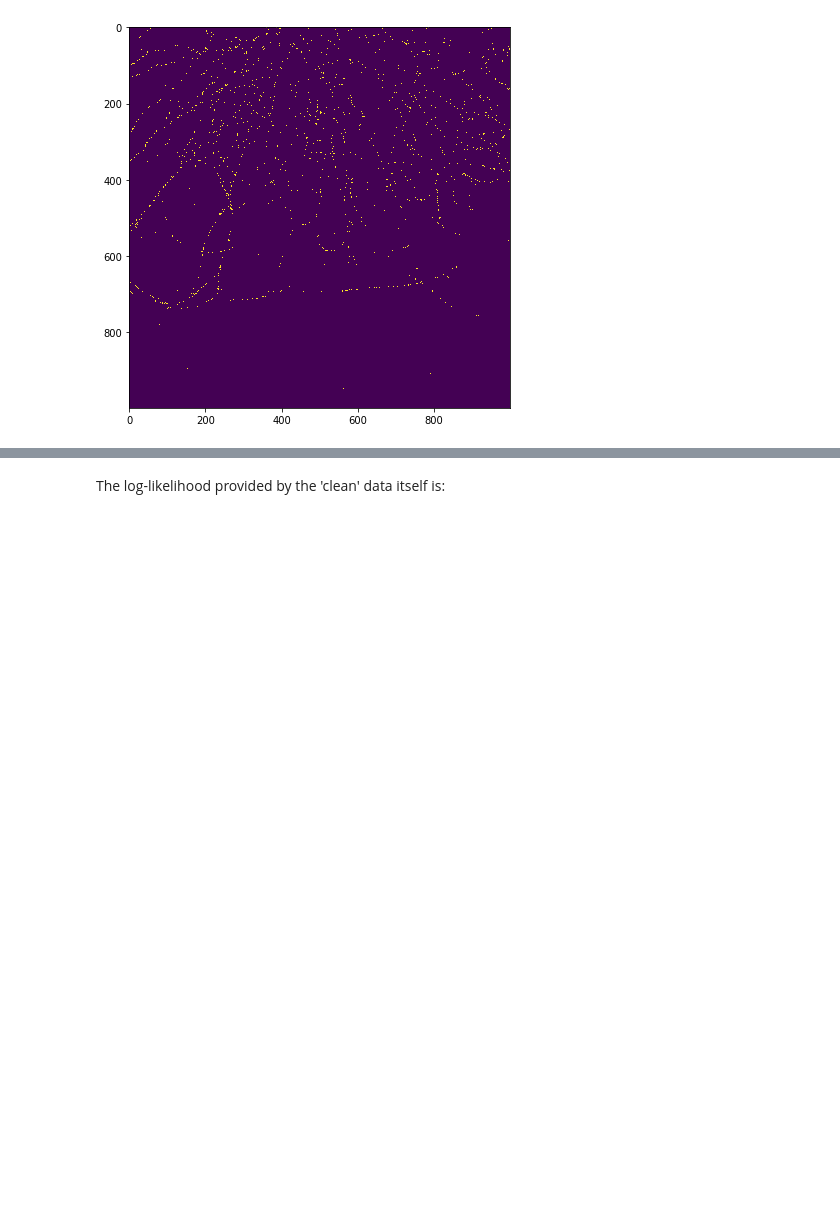
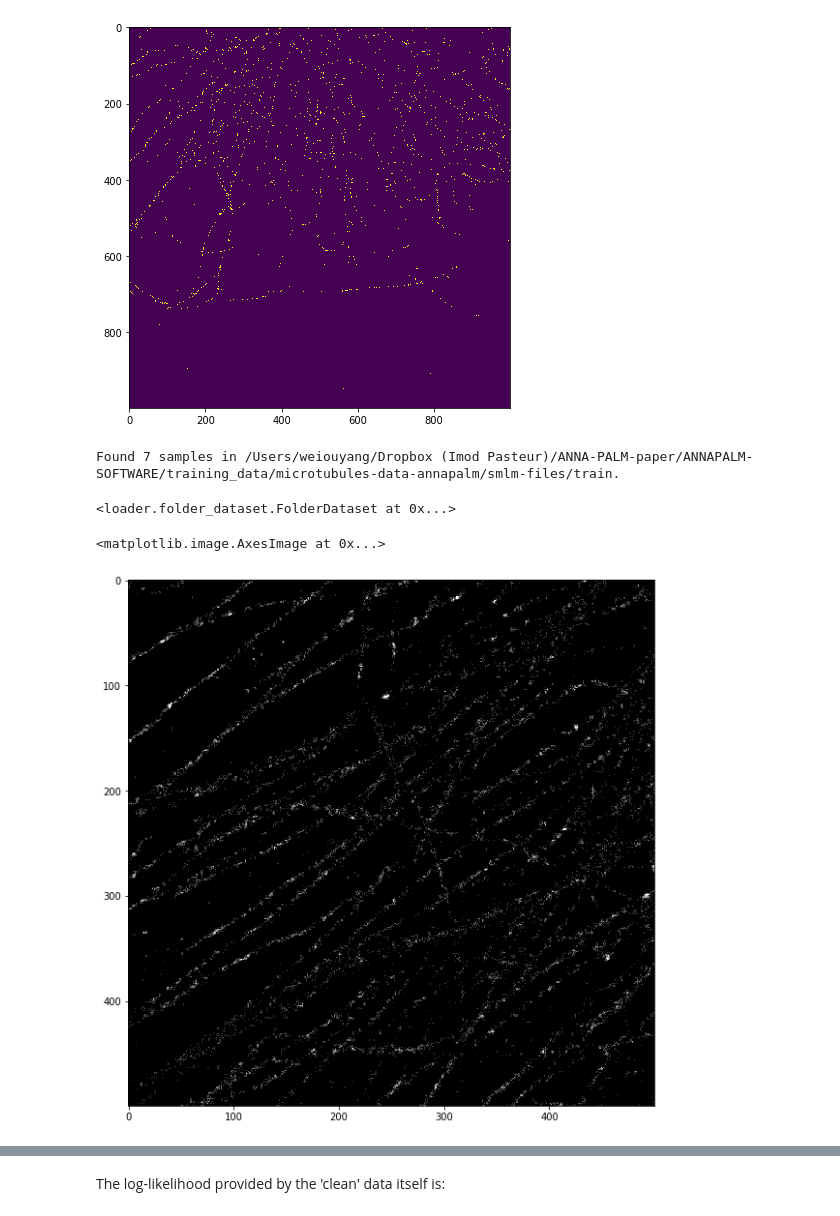
Before and after one commit to czbiohub/noise2self-smlm, a Jupyter notebook: SMLM Application.ipynb, the cells around one changed output, grey strips where cells are left out. Drawn from its saved outputs; the diff is of its cells as text; code cells hidden in the pictures; blank space fills up the shorter version.

Commit message:
add smlm file loader

```diff
--- a/SMLM Application.ipynb
+++ b/SMLM Application.ipynb
@@ -94,3 +85,22 @@ plt.imshow(clean.astype(np.uint8))
 # %% [output]
 <matplotlib.image.AxesImage at 0x...>
 [figure]
+# %%
+from loader.smlm_datasets import get_localization_source
+
+#file_type = 'csv'
+#data_dir = '/Users/weiouyang/Dropbox (Imod Pasteur)/ANNA-PALM-paper/ANNAPALM-SOFTWARE/training_data/microtubules-data-annapalm/csv-files/test'
+file_type = 'smlm'
+data_dir = '/Users/weiouyang/Dropbox (Imod Pasteur)/ANNA-PALM-paper/ANNAPALM-SOFTWARE/training_data/microtubules-data-annapalm/smlm-files/train'
+
+get_localization_source(data_dir, file_type=file_type)
+# %% [output]
+Found 7 samples in /Users/weiouyang/Dropbox (Imod Pasteur)/ANNA-PALM-paper/ANNAPALM-SOFTWARE/training_data/microtubules-data-annapalm/smlm-files/train.
+<loader.folder_dataset.FolderDataset at 0x...>
+# %%
+a, b, c, d, e = source_train[10000]
+plt.figure(figsize=(10,10))
+plt.imshow(a[500:1000,500:1000,0], cmap = 'Greys_r')
+# %% [output]
+<matplotlib.image.AxesImage at 0x...>
+[figure, added]
```
Also changed, not shown: parts of 10 cells of this notebook, 3 other files.
